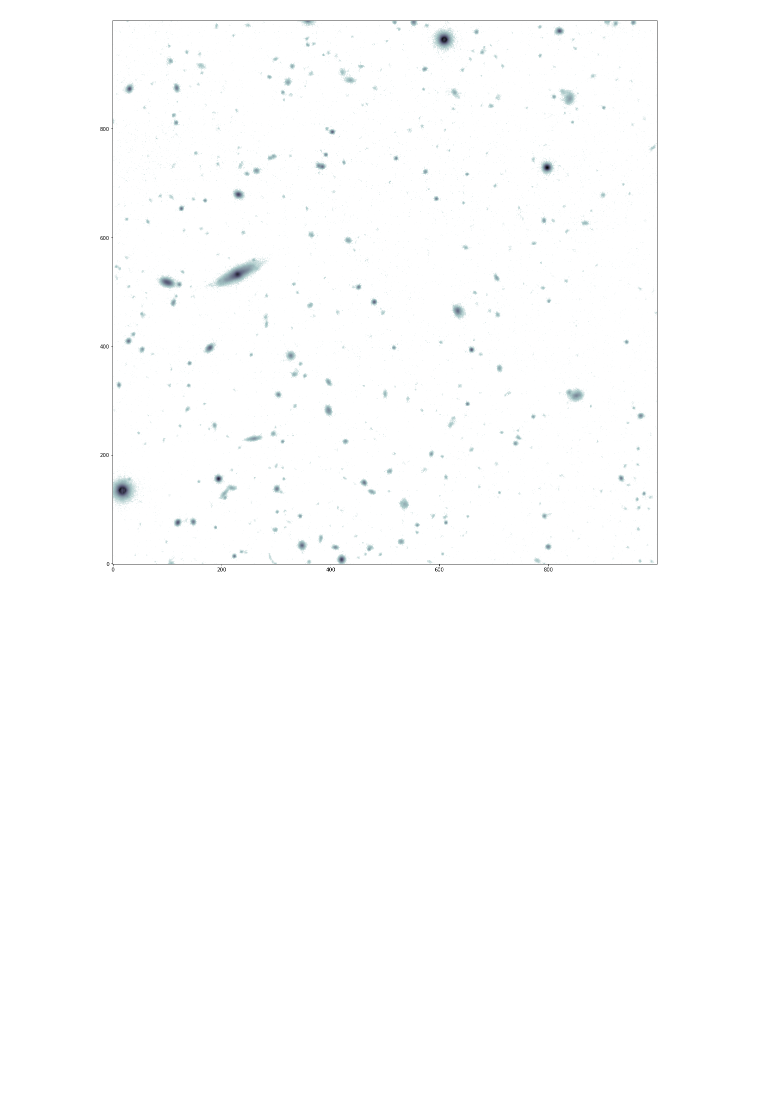
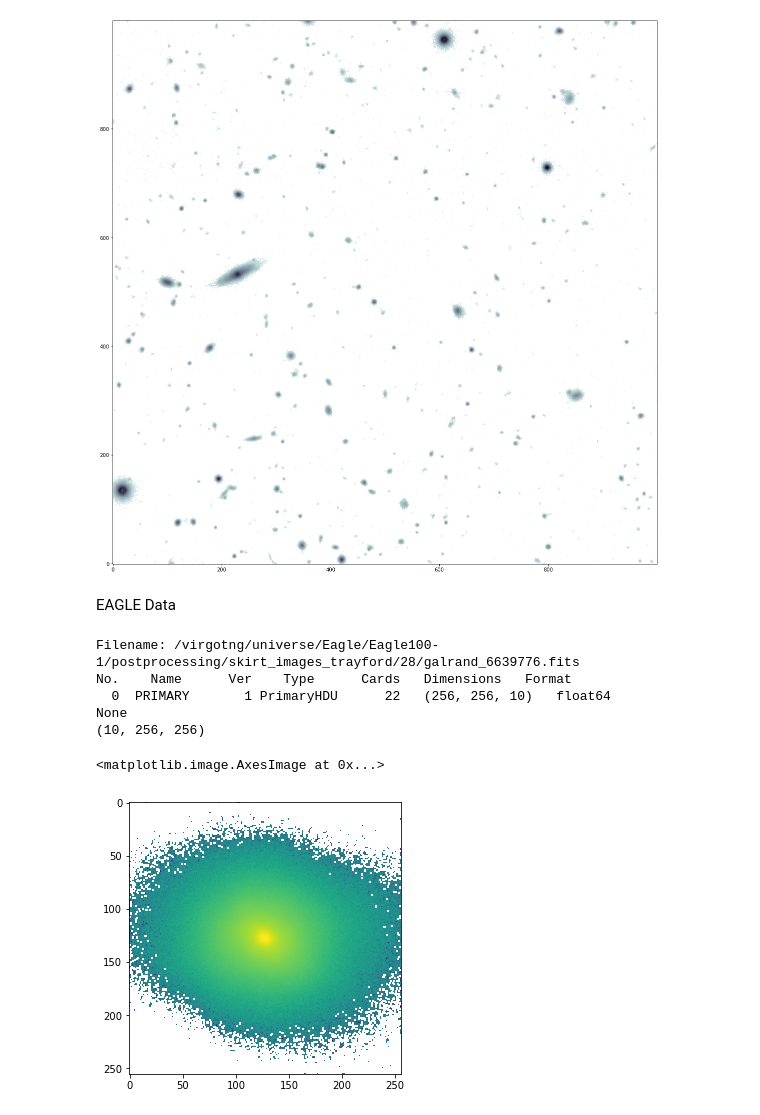
Before and after one commit to cbottrell/RealSim_HSC, a Jupyter notebook: testing.ipynb, the cells around one changed output. Saved outputs shown, nothing was run; the diff lists cells and outputs as text; code cells hidden in the pictures; blank space fills up the shorter version.

```diff
--- a/testing.ipynb
+++ b/testing.ipynb
@@ -1817,3 +1819,38 @@ ax.imshow(im[:1000,:1000],cmap='bone',vmin=18,vmax=26,origin='lower',interpolati
 63095734448.019424
 <matplotlib.image.AxesImage at 0x...>
 [figure]
+# %% [markdown]
+EAGLE Data
+# %%
+from astropy.io import fits
+import numpy as np
+import matplotlib.pyplot as plt
+
+
+universe = 'Eagle'
+simulation = 'Eagle100-1'
+basedir = f'/virgotng/universe/{universe}/{simulation}'
+
+snapnum = 28
+imgdir = f'{basedir}/postprocessing/skirt_images_trayford/{snapnum}'
+
+subfindid = 6639776
+imgname = f'{imgdir}/galrand_{subfindid}.fits'
+
+with fits.open(imgname,mode='readonly') as hdul:
+    print(hdul.info())
+    hdr = hdul['primary'].header
+    data = hdul['primary'].data
+
+
+print(data.shape)
+fig,ax = plt.subplots(figsize=(5,5))
+ax.imshow(np.log10(data[0]))
+# %% [output]
+Filename: /virgotng/universe/Eagle/Eagle100-1/postprocessing/skirt_images_trayford/28/galrand_6639776.fits
+No.    Name      Ver    Type      Cards   Dimensions   Format
+  0  PRIMARY       1 PrimaryHDU      22   (256, 256, 10)   float64
+None
+(10, 256, 256)
+<matplotlib.image.AxesImage at 0x...>
+[figure, added]
```
Also changed, not shown: parts of 1 cell of this notebook, 2 other files.
